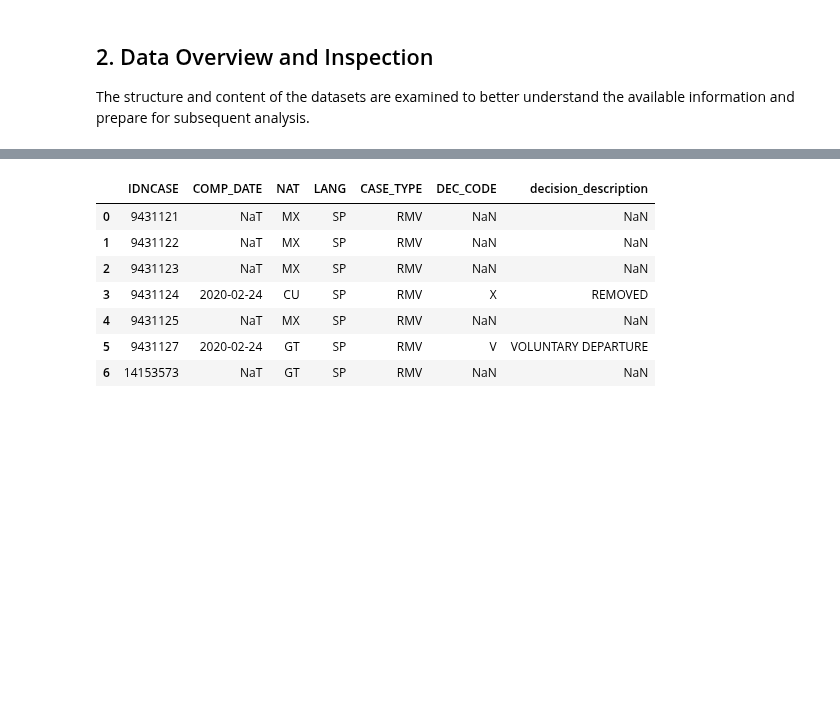
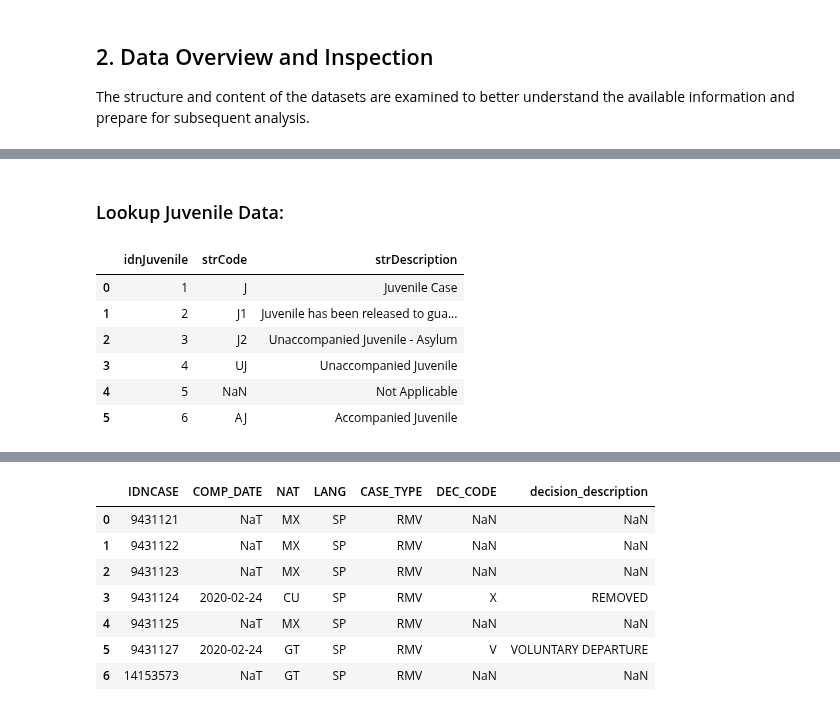
Before and after one commit to MIT-Emerging-Talent/ET6-CDSP-group-19-repo, a Jupyter notebook: 4_data_analysis/4_data_analysis.ipynb, the cells around one changed output, grey strips where cells are left out. Cells and saved outputs as stored; diff of their text form; code cells hidden in the pictures; blank space fills up the shorter version.

```diff
--- a/4_data_analysis/4_data_analysis.ipynb
+++ b/4_data_analysis/4_data_analysis.ipynb
@@ -440,0 +379,12 @@ To enable comprehensive analysis, the following integration steps are performed:
+# %%
+display(Markdown("### Lookup Juvenile Data:"))
+display(lookup_juvenile)
+# %% [output]
+### Lookup Juvenile Data:
+|  | idnJuvenile | strCode | strDescription |
+| 0 | 1 | J | Juvenile Case |
+| 1 | 2 | J1 | Juvenile has been released to gua... |
+| 2 | 3 | J2 | Unaccompanied Juvenile - Asylum |
+| 3 | 4 | UJ | Unaccompanied Juvenile |
+| 4 | 5 | NaN | Not Applicable |
+| 5 | 6 | AJ | Accompanied Juvenile |
```
Also changed, not shown: parts of 15 cells of this notebook.
